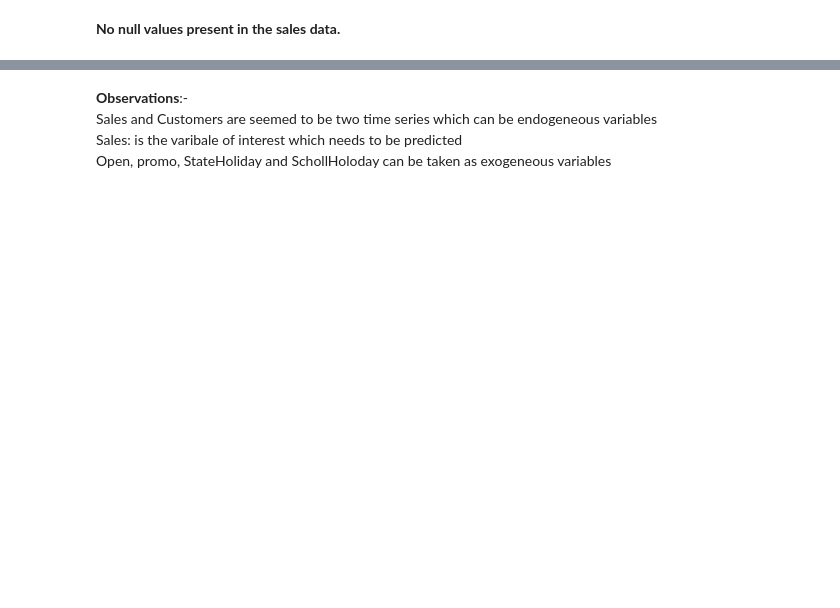
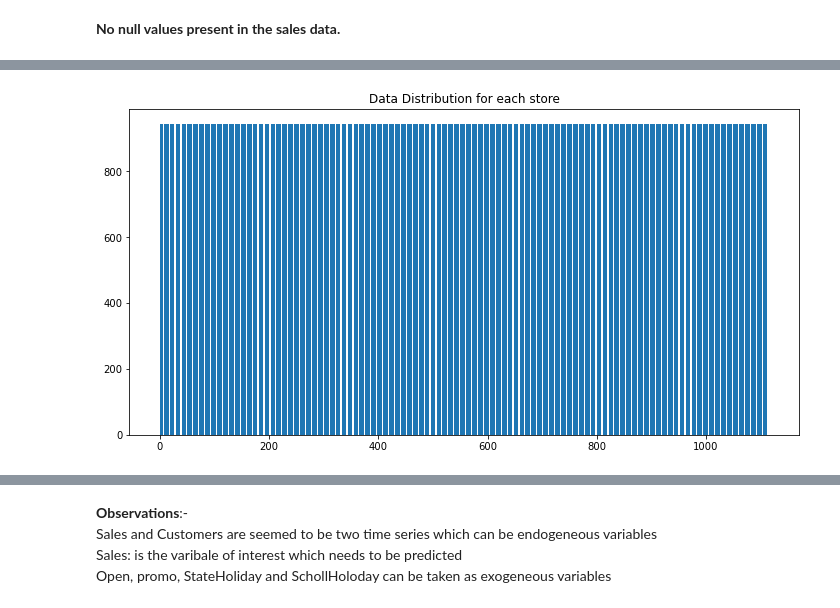
Before and after one commit to rahul-kum4w4t/SalesForecast_Capstone, a Jupyter notebook: Sales_Forecasting.ipynb, the cells around one changed output, grey strips where cells are left out. Drawn from its saved outputs; the diff is of its cells as text; code cells hidden in the pictures; blank space fills up the shorter version.

```diff
--- a/Sales_Forecasting.ipynb
+++ b/Sales_Forecasting.ipynb
@@ -163,0 +205,4 @@ sales_data.head()
+# %%
+show_data_distribution()
+# %% [output]
+[figure, added]
```
Also changed, not shown: parts of 49 cells of this notebook.
